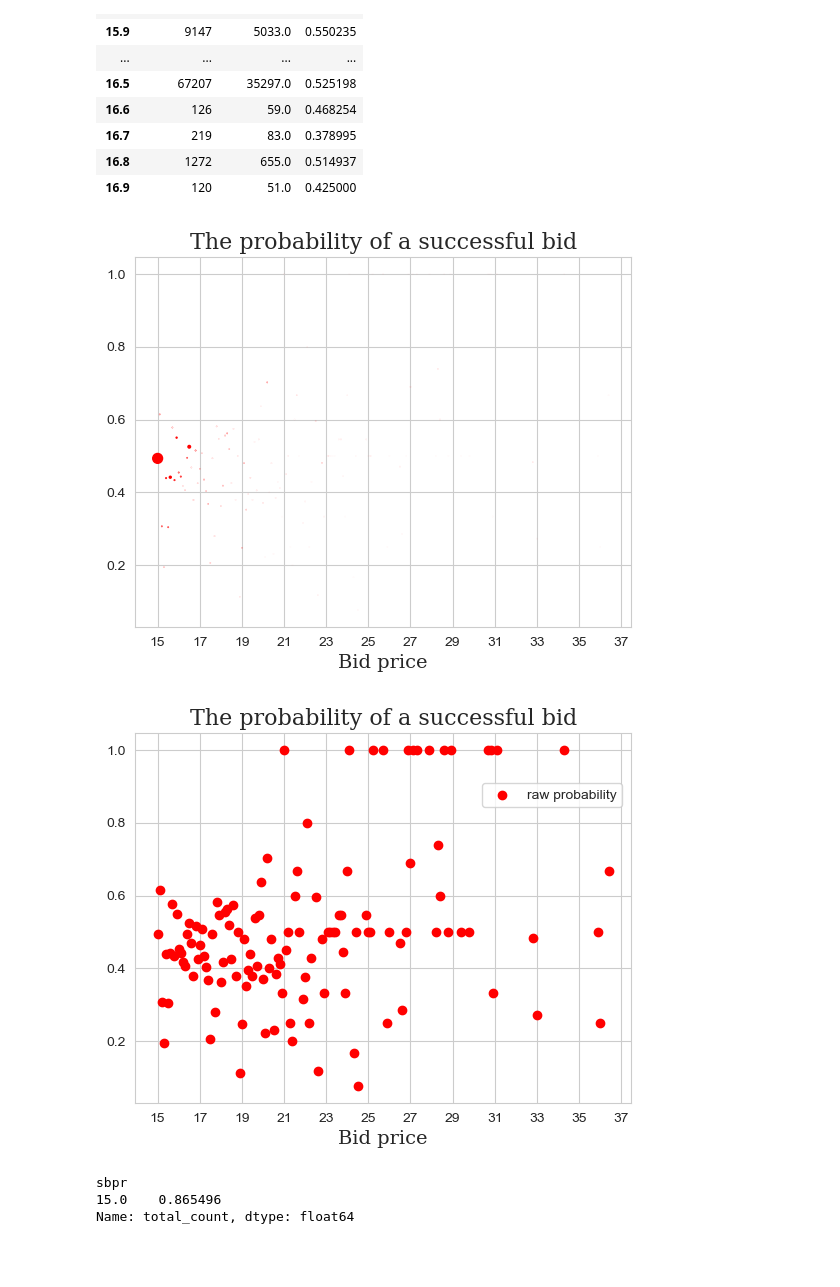
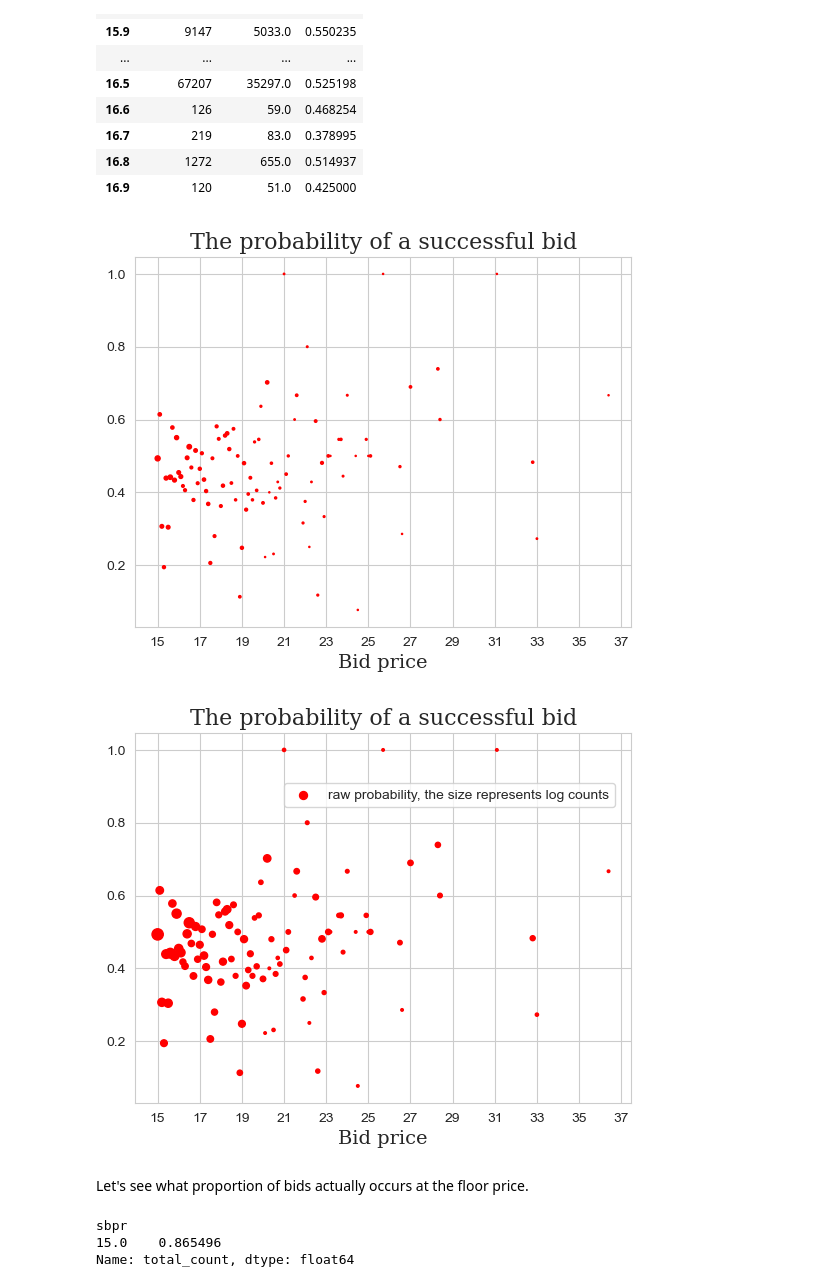
Before and after one commit to ltevlin/Origin, a Jupyter notebook: Presentation_15.ipynb, the cells around one changed output. Cells and saved outputs as stored; diff of their text form; code cells hidden in the pictures; blank space fills up the shorter version.

```diff
--- a/Presentation_15.ipynb
+++ b/Presentation_15.ipynb
@@ -129,2 +73,0 @@ def extract_features(df_raw):
-# %%
-df_extr0409_15 = extract_features(df_raw0409_15)
@@ -148,3 +172,0 @@ hour = pd.to_datetime(df_raw0409_15.time).dt.hour
-# %%
-df_extr0409_15_plus = df_extr0409_15.assign(hour=hour,time=time,sbpr=df_raw0409_15.sbpr)
-df_extr0409_15_plus.head()
@@ -290,23 +331,25 @@ df_prob.head(20)
 | 16.8 | 1272 | 655.0 | 0.514937 |
 | 16.9 | 120 | 51.0 | 0.425000 |
 # %%
-plt.scatter(x = df_prob.index, y= df_prob.prob, color = 'r', s = df_prob.true_count*0.0001 )
+plt.scatter(x = df_prob.index, y= df_prob.prob, color = 'r', s = np.log(df_prob.true_count) )
 plt.xticks(np.arange(15, 39, step=2))
 plt.xlabel('Bid price',fontsize=14,fontfamily='serif')
 plt.title("The probability of a successful bid", fontsize=16, fontfamily='serif')
 plt.savefig('Bid probability before.png')
 # %% [output]
-[figure, old version]
+[figure, new version]
 # %%
 fig_prob, ax  = plt.subplots()
 plt.title("The probability of a successful bid", fontsize=16, fontfamily='serif')
-ax.scatter(x= df_prob.index, y= df_prob.prob, color = 'r' )
+ax.scatter(x= df_prob.index, y= df_prob.prob, color = 'r' ,s = np.log(df_prob.true_count)*5)
 ax.set_xlabel('Bid price',fontsize=14,fontfamily='serif')
 ax.set_xticks(np.arange(15, 39, step=2))
-ax.legend(['raw probability'], loc=(0.7,0.8))
+ax.legend(['raw probability, the size represents log counts'], loc=(0.3,0.8))
 plt.savefig('Bid probability before.png')
 # %% [output]
-[figure, old version]
+[figure, new version]
+# %% [markdown]
+Let's see what proportion of bids actually occurs at the floor price.
 # %%
 fraction_of_all_bids = df_prob[df_prob.index == 15.0].total_count/df_prob.total_count.sum()
 fraction_of_all_bids
```
Also changed, not shown: parts of 36 cells of this notebook.
